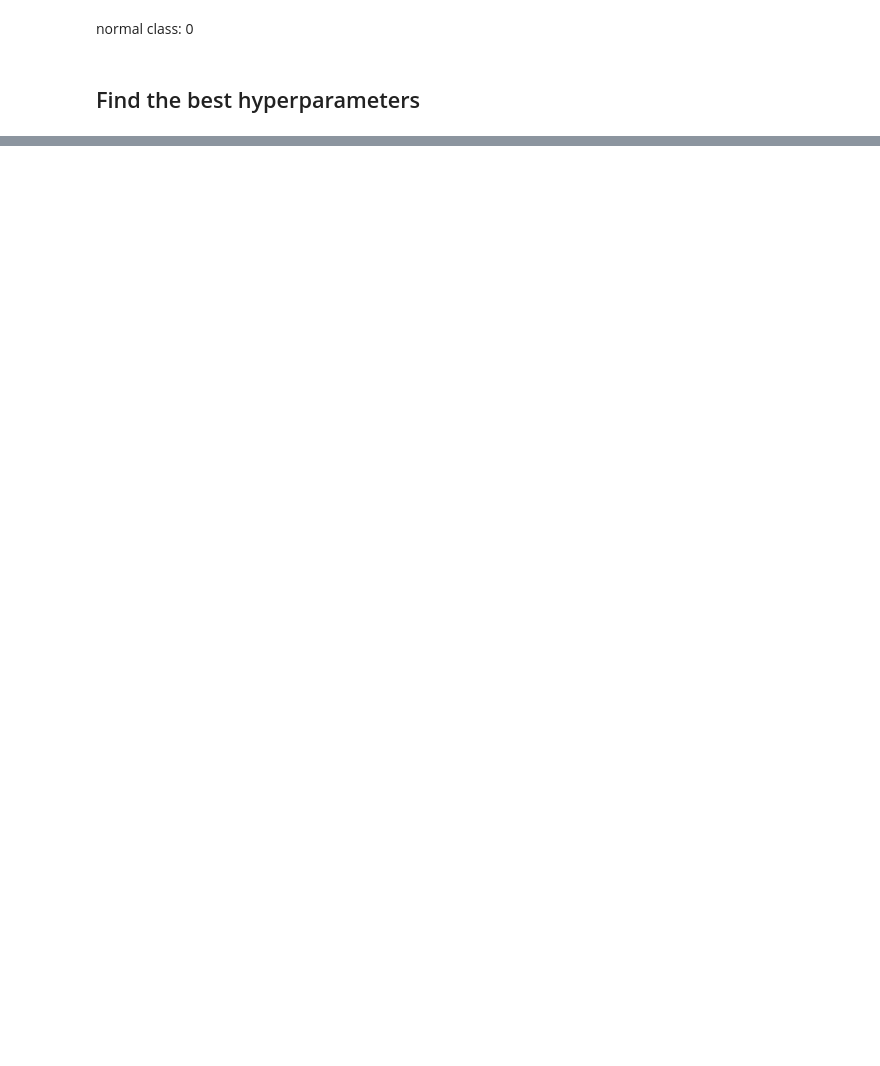
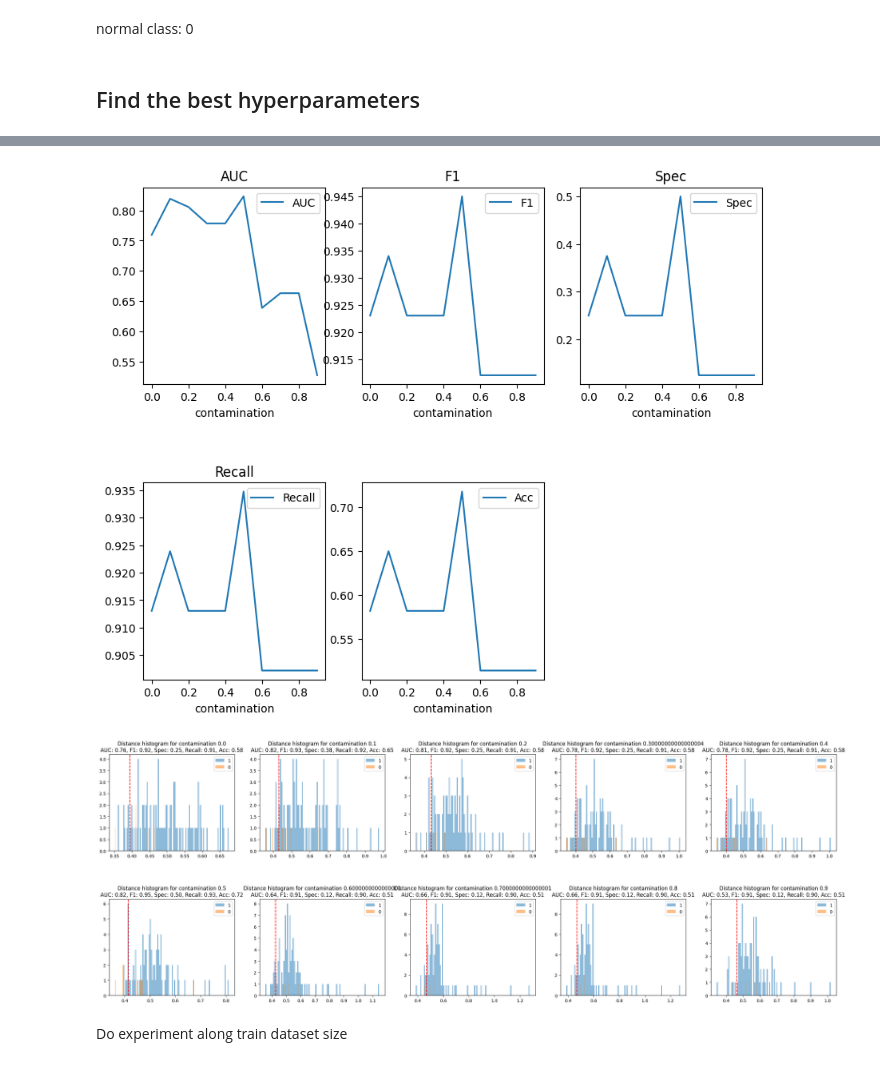
Before and after one commit to SoulMind01/FewShot-demo, a Jupyter notebook: experiment.ipynb, the cells around one changed output, grey strips where cells are left out. Saved outputs shown, nothing was run; the diff lists cells and outputs as text; code cells hidden in the pictures; blank space fills up the shorter version.

```diff
--- a/experiment.ipynb
+++ b/experiment.ipynb
@@ -49,0 +512,15 @@ plt.show()
+# %%
+args = init_args()
+args.normal_class = 6
+results_contamination = {}
+results_contamination['df'], results_contamination['auc'], results_contamination['f1'], results_contamination['spec'], results_contamination['recall'], results_contamination['acc'] = [], [], [], [], [], []
+contamination_range = np.arange(0, 1, 0.1)
+for contamination in contamination_range:
+    args.contamination = contamination
+    df, auc, f1, spec, recall, acc = train(args, 100)
+    results_contamination['df'].append(df)
+    results_contamination['auc'].append(auc)
+    results_contamination['f1'].append(f1)
+    results_contamination['spec'].append(spec)
+    results_contamination['recall'].append(recall)
+    results_contamination['acc'].append(acc)
@@ -49,0 +698,46 @@ plt.show()
+# %%
+# Analyze result
+# plot auc, f1, spec, recall, acc along contamination
+plt.figure(figsize=(10, 8))
+plt.subplots_adjust(hspace=0.5)
+plt.subplot(2, 3, 1)
+plt.plot(contamination_range, results_contamination['auc'], label="AUC")
+plt.xlabel('contamination')
+plt.legend()
+plt.title("AUC")
+plt.subplot(2, 3, 2)
+plt.plot(contamination_range, results_contamination['f1'], label="F1")
+plt.xlabel('contamination')
+plt.legend()
+plt.title("F1")
+plt.subplot(2, 3, 3)
+plt.plot(contamination_range, results_contamination['spec'], label="Spec")
+plt.xlabel('contamination')
+plt.legend()
+plt.title("Spec")
+plt.subplot(2, 3, 4)
+plt.plot(contamination_range, results_contamination['recall'], label="Recall")
+plt.xlabel('contamination')
+plt.legend()
+plt.title("Recall")
+plt.subplot(2, 3, 5)
+plt.plot(contamination_range, results_contamination['acc'], label="Acc")
+plt.xlabel('contamination')
+plt.legend()
+
+# plot the histogram for each contamination
+plt.figure(figsize=(30, 10))
+for i, contamination in enumerate(contamination_range):
+    plt.subplot(2, int(np.ceil(len(contamination_range)/2)), i+1)
+    plt.subplots_adjust(hspace=0.5)
+    thres = np.percentile(results_contamination['df'][i]["minimum_dists"], 10)
+    for label in results_contamination['df'][i]["label"].unique():
+        plt.hist(results_contamination['df'][i][results_contamination['df'][i]["label"] == label]["minimum_dists"], alpha=0.5, label=label, bins=100)
+    plt.legend()
+    plt.title(f"Distance histogram for contamination {contamination}\nAUC: {results_contamination['auc'][i]:.2f}, F1: {results_contamination['f1'][i]:.2f}, Spec: {results_contamination['spec'][i]:.2f}, Recall: {results_contamination['recall'][i]:.2f}, Acc: {results_contamination['acc'][i]:.2f}")
+    plt.axvline(x=thres, color="r", linestyle="--")
+# %% [output]
+[figure, added]
+[figure, added]
+# %% [markdown]
+Do experiment along train dataset size
```
Also changed, not shown: parts of 13 cells of this notebook, 3 other files.
